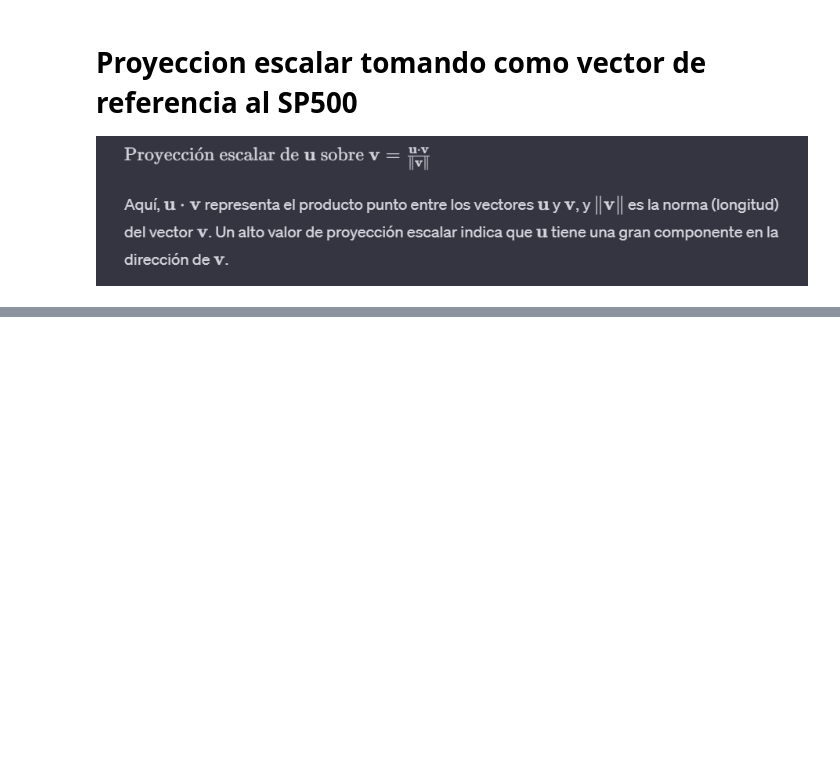
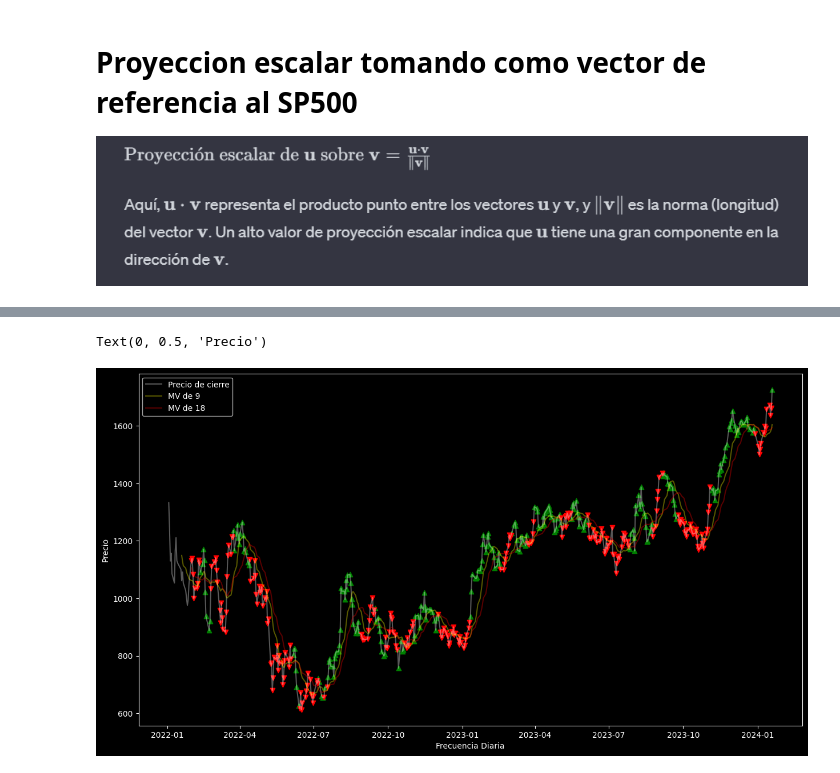
Before and after one commit to gastonbenitez2001/Exploracion-de-datos, a Jupyter notebook: src/acciones exploracion/relacion_sp500_acciones.ipynb, the cells around one changed output, grey strips where cells are left out. Saved outputs shown, nothing was run; the diff lists cells and outputs as text; code cells hidden in the pictures; blank space fills up the shorter version.

```diff
--- a/src/acciones exploracion/relacion_sp500_acciones.ipynb
+++ b/src/acciones exploracion/relacion_sp500_acciones.ipynb
@@ -136,0 +196,8 @@ La proyeccion escalar de GOOG respecto al SP500  es: 1219.3091142811568
+# %%
+#Definimos una variable llamada "POSICION" que determina si compramos o vendemos
+df_meli['posicion'] = np.nan
+
+df_meli.loc[(df_meli['mv_rapida'] > df_meli['mv_lenta']) , 'posicion' ] = 1
+df_meli.loc[(df_meli['mv_rapida'] < df_meli['mv_lenta'])  , 'posicion']  = -1
+
+print(df_meli)
@@ -136,0 +220,27 @@ La proyeccion escalar de GOOG respecto al SP500  es: 1219.3091142811568
+# %%
+#Lo que se hace aca es obtener los indices de cada posicion que tiene marcado 1 y -1
+idx_open = df_meli.loc[df_meli["posicion"] == 1].index
+idx_close = df_meli.loc[df_meli["posicion"] == -1].index
+
+
+# Configuración del estilo y tamaño
+plt.style.use('dark_background')
+plt.figure(figsize=(15,8))
+
+#Configuracion de lineas punteadas - Como tenemos los indice de los 1 y -1, para buscar la Y usamos loc con el indice y el precio de cierre
+plt.scatter(idx_open, df_meli.loc[idx_open]['Close'], color ="green", marker="^")
+plt.scatter(idx_close, df_meli.loc[idx_close]['Close'], color ="red", marker="v")
+
+
+#Configuracion de cada linea
+plt.plot(df_meli['Close'], color="white", label='Precio de cierre' , alpha = 0.35)
+plt.plot(df_meli['mv_rapida'], color='yellow', label='MV de 9', alpha = 0.35)
+plt.plot(df_meli['mv_lenta'], color='red', label='MV de 18',alpha = 0.35)
+
+
+plt.legend()
+plt.xlabel("Frecuencia Diaria")
+plt.ylabel("Precio")
+# %% [output]
+Text(0, 0.5, 'Precio')
+[figure, added]
```
Also changed, not shown: parts of 11 cells of this notebook, 3 other files.
